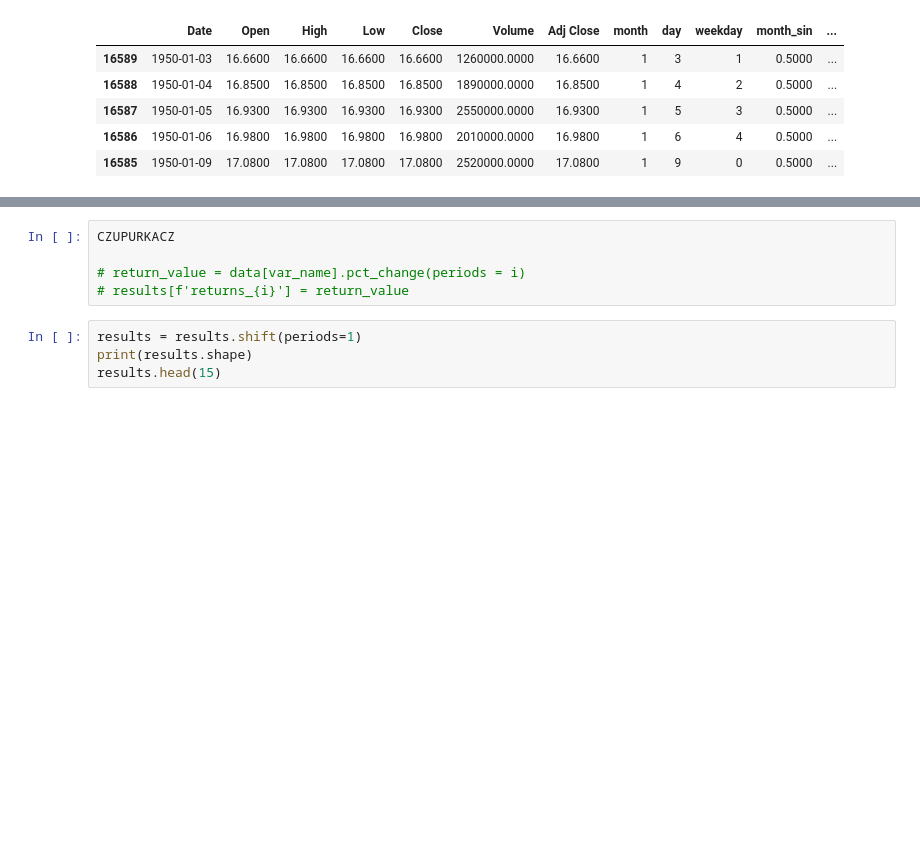
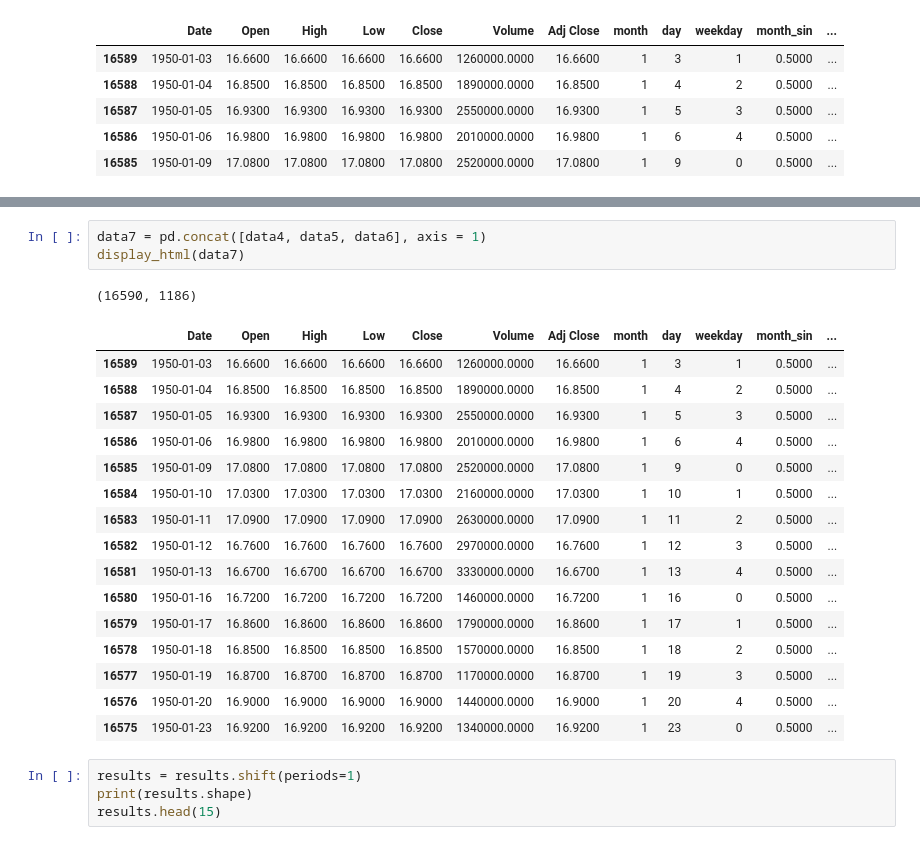
Before and after one commit to TGusciora/python-gp24, a Jupyter notebook: notebooks/001_GP24_tg_EDA_train_model.ipynb, the cells around one changed output, grey strips where cells are left out. Drawn from its saved outputs; the diff is of its cells as text; blank space fills up the shorter version.

```diff
--- a/notebooks/001_GP24_tg_EDA_train_model.ipynb
+++ b/notebooks/001_GP24_tg_EDA_train_model.ipynb
@@ -253,8 +282,24 @@ display(HTML(data6.head().to_html()))
-# %%
-CZUPURKACZ
-
-# return_value = data[var_name].pct_change(periods = i)
-# results[f'returns_{i}'] = return_value
+# %%
+data7 = pd.concat([data4, data5, data6], axis = 1)
+display_html(data7)
+# %% [output]
+(16590, 1186)
+|  | Date | Open | High | Low | Close | Volume | Adj Close | month | day | weekday | month_sin | ... |
+| 16589 | 1950-01-03 | 16.6600 | 16.6600 | 16.6600 | 16.6600 | 1260000.0000 | 16.6600 | 1 | 3 | 1 | 0.5000 | ... |
+| 16588 | 1950-01-04 | 16.8500 | 16.8500 | 16.8500 | 16.8500 | 1890000.0000 | 16.8500 | 1 | 4 | 2 | 0.5000 | ... |
+| 16587 | 1950-01-05 | 16.9300 | 16.9300 | 16.9300 | 16.9300 | 2550000.0000 | 16.9300 | 1 | 5 | 3 | 0.5000 | ... |
+| 16586 | 1950-01-06 | 16.9800 | 16.9800 | 16.9800 | 16.9800 | 2010000.0000 | 16.9800 | 1 | 6 | 4 | 0.5000 | ... |
+| 16585 | 1950-01-09 | 17.0800 | 17.0800 | 17.0800 | 17.0800 | 2520000.0000 | 17.0800 | 1 | 9 | 0 | 0.5000 | ... |
+| 16584 | 1950-01-10 | 17.0300 | 17.0300 | 17.0300 | 17.0300 | 2160000.0000 | 17.0300 | 1 | 10 | 1 | 0.5000 | ... |
+| 16583 | 1950-01-11 | 17.0900 | 17.0900 | 17.0900 | 17.0900 | 2630000.0000 | 17.0900 | 1 | 11 | 2 | 0.5000 | ... |
+| 16582 | 1950-01-12 | 16.7600 | 16.7600 | 16.7600 | 16.7600 | 2970000.0000 | 16.7600 | 1 | 12 | 3 | 0.5000 | ... |
+| 16581 | 1950-01-13 | 16.6700 | 16.6700 | 16.6700 | 16.6700 | 3330000.0000 | 16.6700 | 1 | 13 | 4 | 0.5000 | ... |
+| 16580 | 1950-01-16 | 16.7200 | 16.7200 | 16.7200 | 16.7200 | 1460000.0000 | 16.7200 | 1 | 16 | 0 | 0.5000 | ... |
+| 16579 | 1950-01-17 | 16.8600 | 16.8600 | 16.8600 | 16.8600 | 1790000.0000 | 16.8600 | 1 | 17 | 1 | 0.5000 | ... |
+| 16578 | 1950-01-18 | 16.8500 | 16.8500 | 16.8500 | 16.8500 | 1570000.0000 | 16.8500 | 1 | 18 | 2 | 0.5000 | ... |
+| 16577 | 1950-01-19 | 16.8700 | 16.8700 | 16.8700 | 16.8700 | 1170000.0000 | 16.8700 | 1 | 19 | 3 | 0.5000 | ... |
+| 16576 | 1950-01-20 | 16.9000 | 16.9000 | 16.9000 | 16.9000 | 1440000.0000 | 16.9000 | 1 | 20 | 4 | 0.5000 | ... |
+| 16575 | 1950-01-23 | 16.9200 | 16.9200 | 16.9200 | 16.9200 | 1340000.0000 | 16.9200 | 1 | 23 | 0 | 0.5000 | ... |
 # %%
 results = results.shift(periods=1)
 print(results.shape)
```
Also changed, not shown: parts of 10 cells of this notebook, 1 other file.
